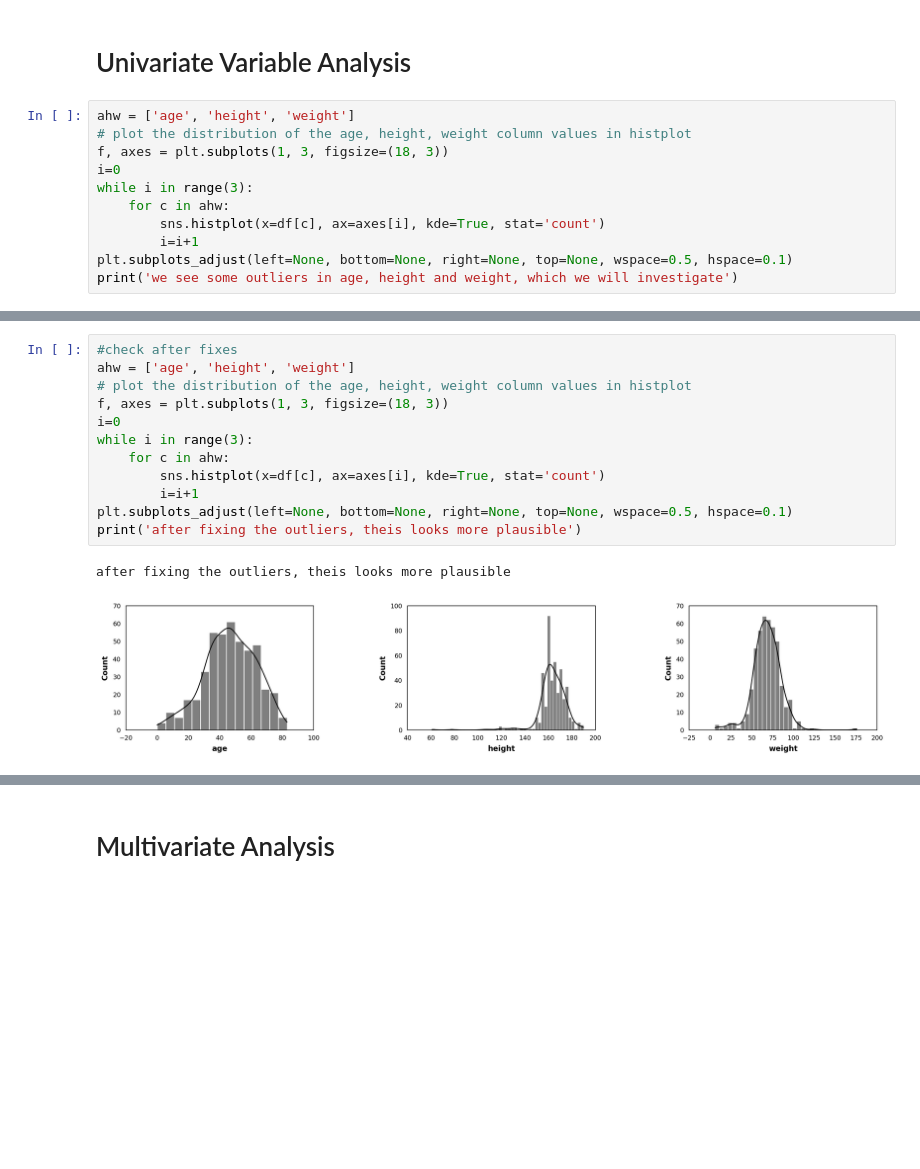
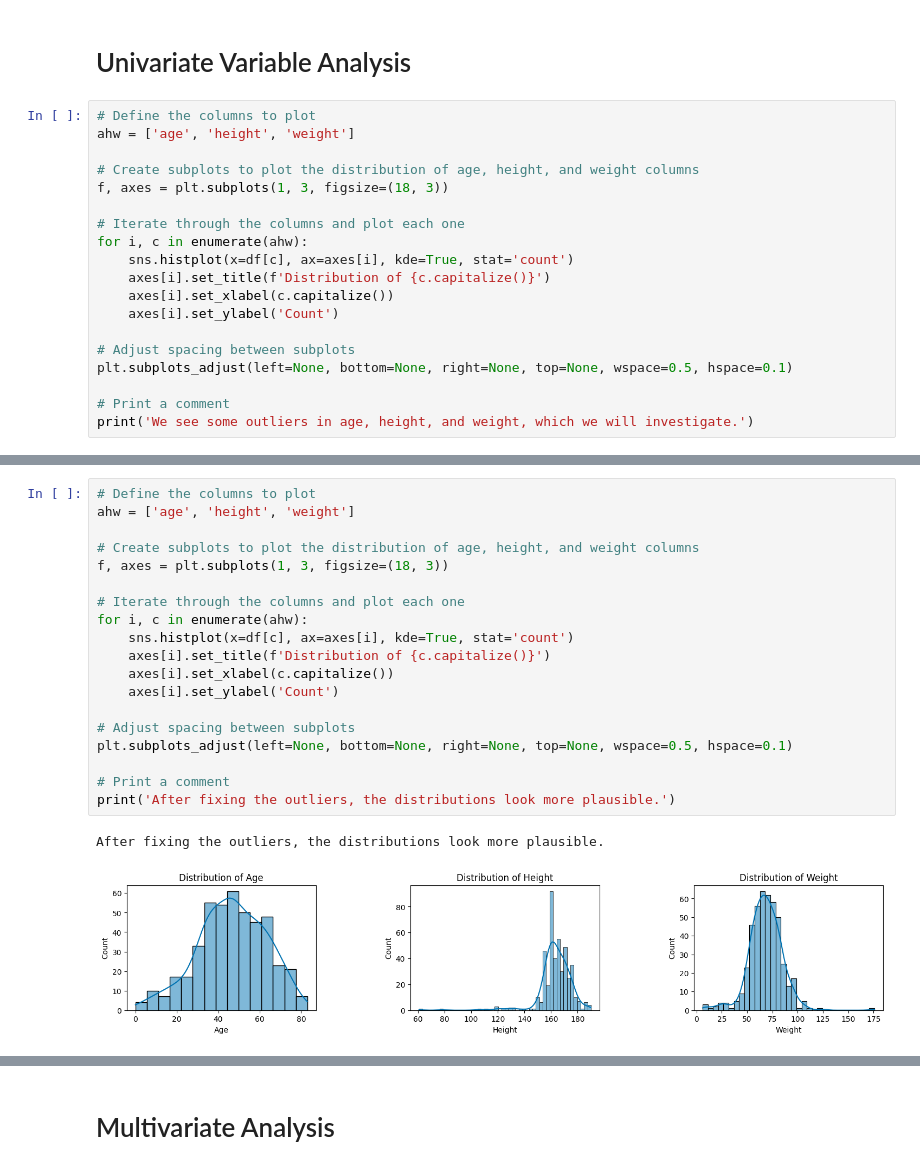
Before and after one commit to DataScientest-Studio/jan24_bds_int_atrial_fibrillation, a Jupyter notebook: notebooks/1A_EDA_UCI_Bilkent_Dataset.ipynb, the cells around one changed output, grey strips where cells are left out. Drawn from its saved outputs; the diff is of its cells as text; blank space fills up the shorter version.

```diff
--- a/notebooks/1A_EDA_UCI_Bilkent_Dataset.ipynb
+++ b/notebooks/1A_EDA_UCI_Bilkent_Dataset.ipynb
@@ -420,14 +277,22 @@ print(len(gaus),len(nogaus),len(unknown))
 # %% [markdown]
 # Univariate Variable Analysis
 # %%
+# Define the columns to plot
 ahw = ['age', 'height', 'weight']
-# plot the distribution of the age, height, weight column values in histplot
+
+# Create subplots to plot the distribution of age, height, and weight columns
 f, axes = plt.subplots(1, 3, figsize=(18, 3))
-i=0
-while i in range(3):
-    for c in ahw:
-        sns.histplot(x=df[c], ax=axes[i], kde=True, stat='count')
-        i=i+1
+
+# Iterate through the columns and plot each one
+for i, c in enumerate(ahw):
+    sns.histplot(x=df[c], ax=axes[i], kde=True, stat='count')
+    axes[i].set_title(f'Distribution of {c.capitalize()}')
+    axes[i].set_xlabel(c.capitalize())
+    axes[i].set_ylabel('Count')
+
+# Adjust spacing between subplots
 plt.subplots_adjust(left=None, bottom=None, right=None, top=None, wspace=0.5, hspace=0.1)
-print('we see some outliers in age, height and weight, which we will investigate')
+
+# Print a comment
+print('We see some outliers in age, height, and weight, which we will investigate.')
 # %% [output]
@@ -462,18 +327,25 @@ df.loc[baby2]
 | 141 | 1.0 | 1.0 | 78.0 | 6.0 | 85.0 | 165.0 | 237.0 | 150.0 | 106.0 | ... |
 1 rows × 279 columns
 # %%
-#check after fixes
+# Define the columns to plot
 ahw = ['age', 'height', 'weight']
-# plot the distribution of the age, height, weight column values in histplot
+
+# Create subplots to plot the distribution of age, height, and weight columns
 f, axes = plt.subplots(1, 3, figsize=(18, 3))
-i=0
-while i in range(3):
-    for c in ahw:
-        sns.histplot(x=df[c], ax=axes[i], kde=True, stat='count')
-        i=i+1
+
+# Iterate through the columns and plot each one
+for i, c in enumerate(ahw):
+    sns.histplot(x=df[c], ax=axes[i], kde=True, stat='count')
+    axes[i].set_title(f'Distribution of {c.capitalize()}')
+    axes[i].set_xlabel(c.capitalize())
+    axes[i].set_ylabel('Count')
+
+# Adjust spacing between subplots
 plt.subplots_adjust(left=None, bottom=None, right=None, top=None, wspace=0.5, hspace=0.1)
-print('after fixing the outliers, theis looks more plausible')
+
+# Print a comment
+print('After fixing the outliers, the distributions look more plausible.')
 # %% [output]
-after fixing the outliers, theis looks more plausible
+After fixing the outliers, the distributions look more plausible.
-[figure, old version]
+[figure, new version]
 # %%
```
Also changed, not shown: parts of 39 cells of this notebook.
